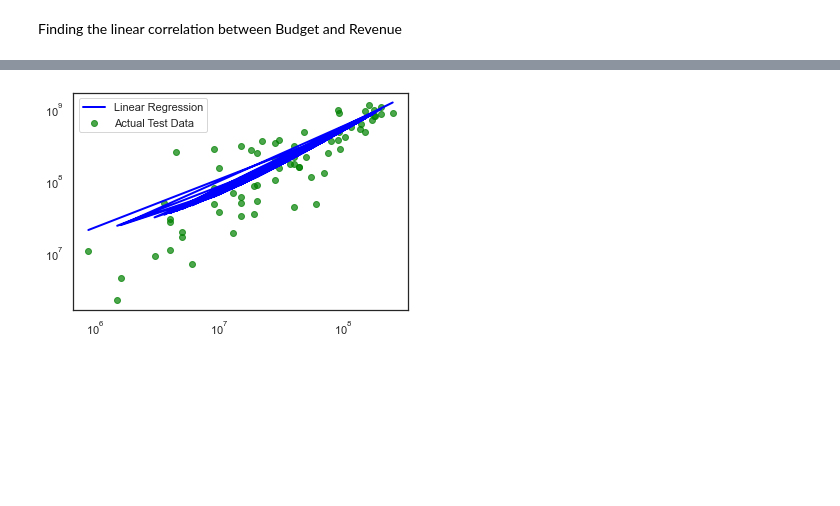
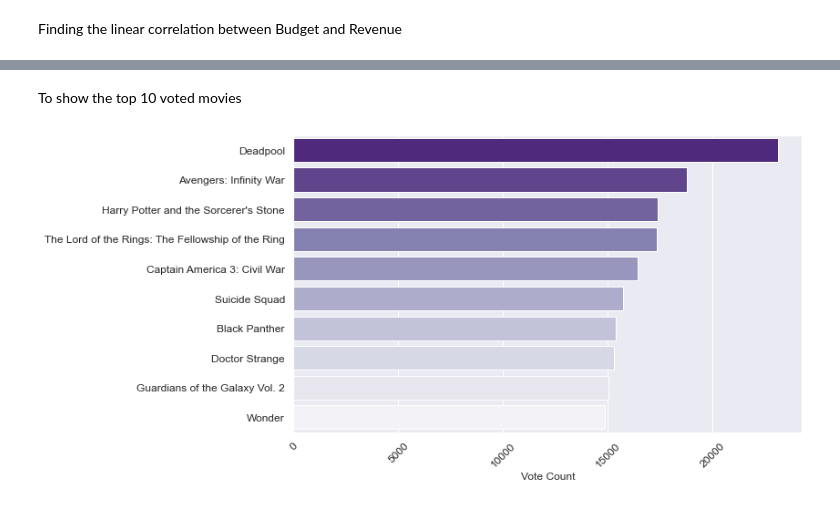
Before and after one commit to gabieller/MoviesDataBase, a Jupyter notebook: graph_analysis.ipynb, the cells around one changed output, grey strips where cells are left out. Drawn from its saved outputs; the diff is of its cells as text; code cells hidden in the pictures; blank space fills up the shorter version.

Commit message:
bar plot of vote count

```diff
--- a/graph_analysis.ipynb
+++ b/graph_analysis.ipynb
@@ -78,5 +89,4 @@ Finding the linear correlation between Budget and Revenue
 # %%
-sns.set_style("white")
-ax = sns.scatterplot(x=base['Budget'], y=base['Revenue'])
-ax.set_yscale('log')
-ax.set_xscale('log')
+sns.scatterplot(base["Budget"], base["Revenue"])
+plt.yscale('log')
+plt.xscale('log')
@@ -98,9 +92,0 @@ LinearRegression()
-# %%
-prediction = lr.predict(X_test.values.reshape(-1,1))
-plt.plot(X_test,prediction,label = "Linear Regression", color = "b")
-plt.scatter(X_test,y_test, label = "Actual Test Data", color = "g", alpha=.7)
-plt.legend()
-plt.yscale('log')
-plt.xscale('log')
-# %% [output]
-[figure, removed]
@@ -110,0 +93,24 @@ corre = np.corrcoef(base["Budget"],base["Revenue"])
+# %% [markdown]
+To show the top 10 voted movies
+# %%
+vote_count = base.sort_values("Vote Count", ascending= False)
+top_voted = vote_count.head(n =10)
+# %%
+palette = sns.color_palette("Purples_r", 10)
+sns.set_context("notebook", font_scale=1.2, rc={"lines.linewidth": 2})
+sns.set(rc={'figure.figsize':(10,6)})
+
+
+barplot = sns.barplot(x= top_voted["Vote Count"],
+                      y = top_voted["Movie"],
+                      palette = palette,
+                      orient = "h").set(ylabel = None)
+
+plt.xticks(rotation=45, fontsize=12, ha = "center")
+plt.yticks(fontsize=12)
+
+
+
+plt.savefig("Barplot_votecount", bbox_inches='tight')
+# %% [output]
+[figure, added]
```
Also changed, not shown: parts of 10 cells of this notebook, 1 other file.
